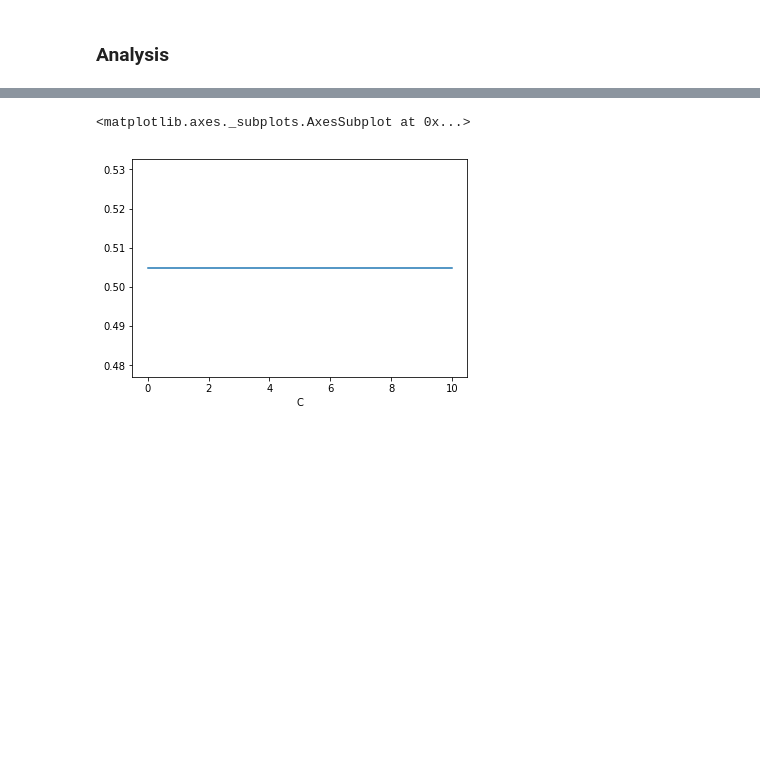
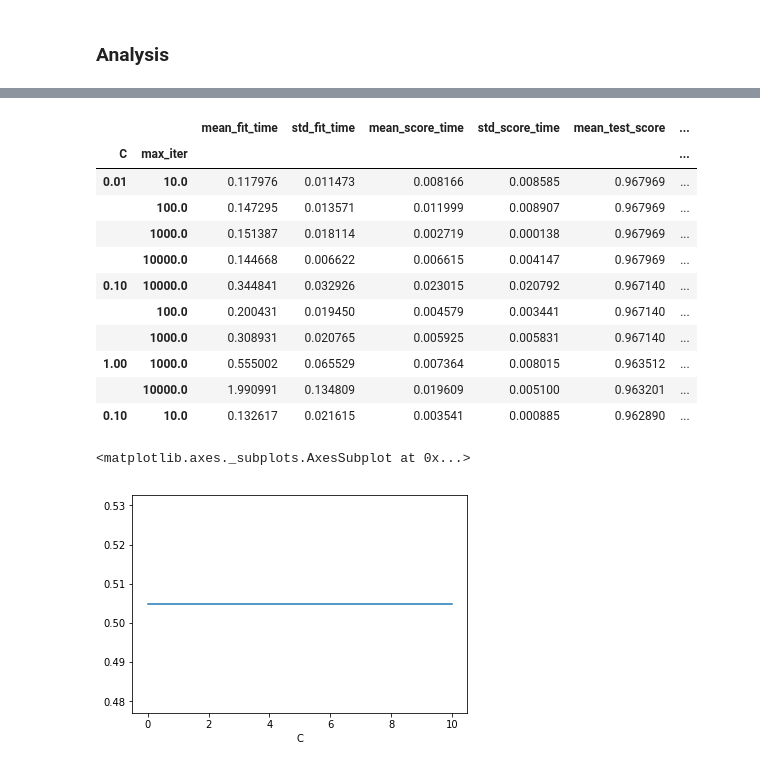
Before and after one commit to haniahhaq/CS7641-assignment-1, a Jupyter notebook: nb_mnist_svm.ipynb, the cells around one changed output, grey strips where cells are left out. Cells and saved outputs as stored; diff of their text form; code cells hidden in the pictures; blank space fills up the shorter version.

```diff
--- a/nb_mnist_svm.ipynb
+++ b/nb_mnist_svm.ipynb
@@ -88,0 +70,10 @@ param_grid = {
+# %%
+from sklearn.svm import LinearSVC
+
+linear_clf = LinearSVC(random_state=1)
+
+linear_param_grid = {
+    'C': np.logspace(-3, 2, 6),
+    'max_iter': np.logspace(1, 4, 4)
+}
+linear_param_grid
@@ -89,7 +83,7 @@ param_grid = {
 # %%
-grid_search = GridSearchCV(
-    estimator=base_clf,
-    param_grid=param_grid,
+linear_grid_search = GridSearchCV(
+    estimator=linear_clf,
+    param_grid=linear_param_grid,
     scoring='accuracy',
     return_train_score=True,
     cv=4,
@@ -97,5 +91,5 @@ grid_search = GridSearchCV(
     n_jobs=-1,
 )
 # %%
-grid_search.fit(X_train_scaled, y_train)
+linear_grid_search.fit(X_train_scaled, y_train)
 # %% [output]
@@ -212,3 +298,18 @@ MultiIndex(levels=[[0.001, 0.01, 0.1, 1.0, 10.0], [0.001, 0.01, 0.1, 1.0], ['lin
+# %%
+lin_df.sort_values(by='rank_test_score').head(10)
+# %% [output]
+|  |  | mean_fit_time | std_fit_time | mean_score_time | std_score_time | mean_test_score | ... |
+| C | max_iter |  |  |  |  |  | ... |
+| 0.01 | 10.0 | 0.117976 | 0.011473 | 0.008166 | 0.008585 | 0.967969 | ... |
+|  | 100.0 | 0.147295 | 0.013571 | 0.011999 | 0.008907 | 0.967969 | ... |
+|  | 1000.0 | 0.151387 | 0.018114 | 0.002719 | 0.000138 | 0.967969 | ... |
+|  | 10000.0 | 0.144668 | 0.006622 | 0.006615 | 0.004147 | 0.967969 | ... |
+| 0.10 | 10000.0 | 0.344841 | 0.032926 | 0.023015 | 0.020792 | 0.967140 | ... |
+|  | 100.0 | 0.200431 | 0.019450 | 0.004579 | 0.003441 | 0.967140 | ... |
+|  | 1000.0 | 0.308931 | 0.020765 | 0.005925 | 0.005831 | 0.967140 | ... |
+| 1.00 | 1000.0 | 0.555002 | 0.065529 | 0.007364 | 0.008015 | 0.963512 | ... |
+|  | 10000.0 | 1.990991 | 0.134809 | 0.019609 | 0.005100 | 0.963201 | ... |
+| 0.10 | 10.0 | 0.132617 | 0.021615 | 0.003541 | 0.000885 | 0.962890 | ... |
 # %%
 # Take a cross section
 res_df.xs(('rbf', 1.0), level=('kernel', 'gamma'))['mean_test_score'].plot()
```
Also changed, not shown: parts of 25 cells of this notebook, 7 other files.
